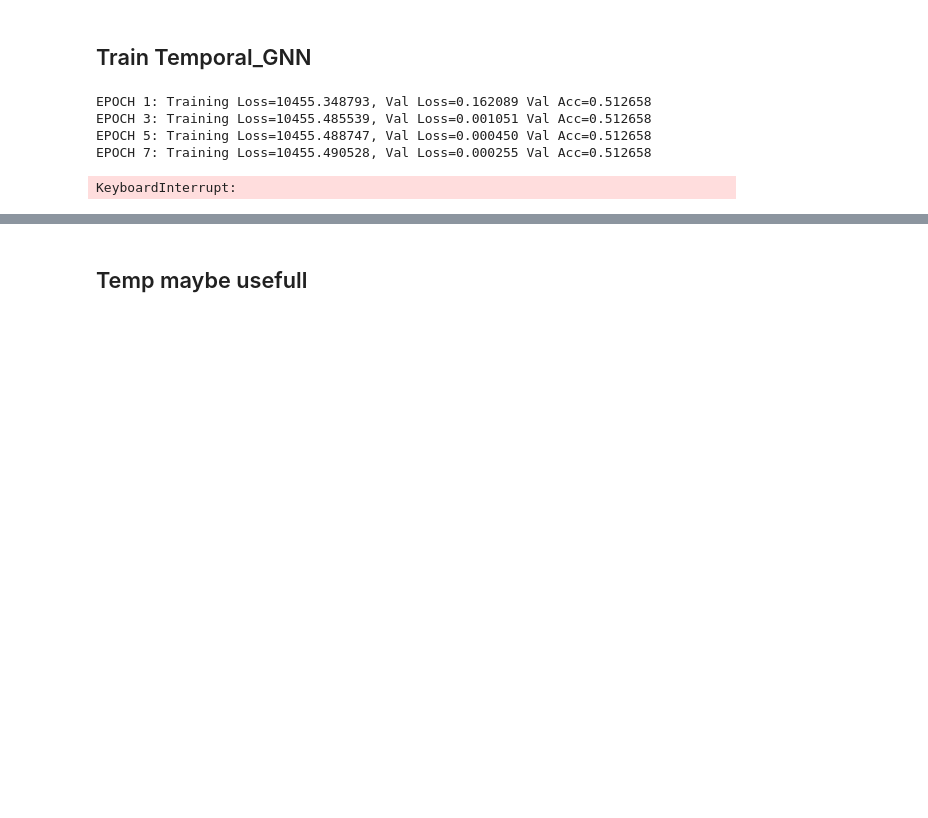
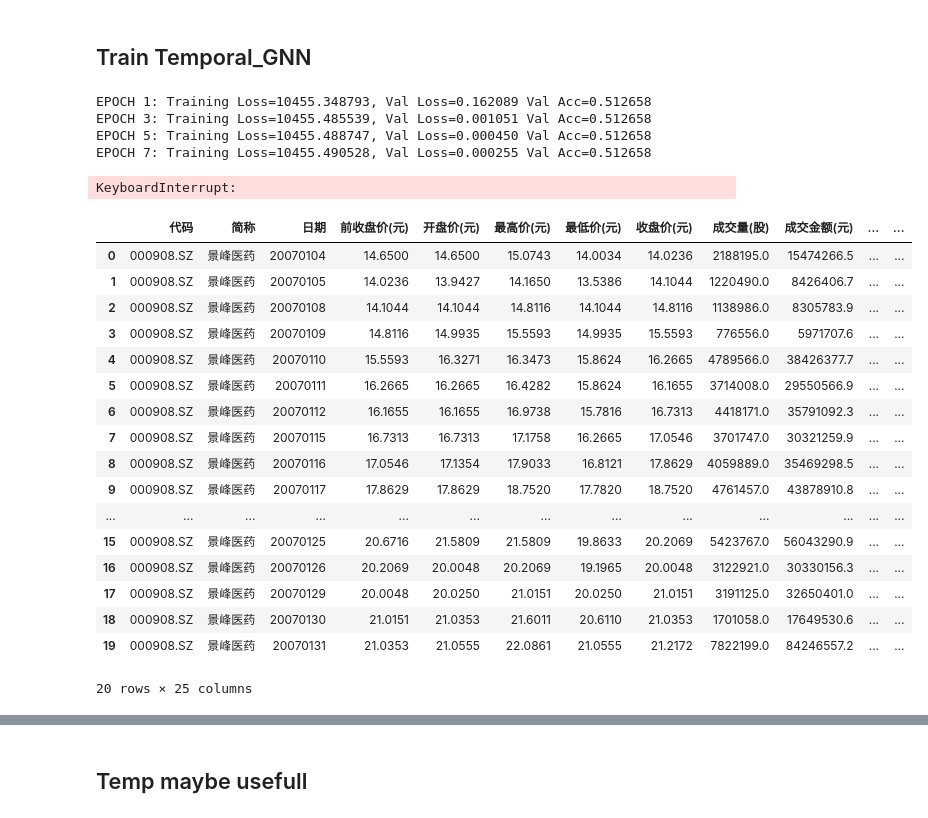
Before and after one commit to mircoloo/TemporalGNNReview, a Jupyter notebook: code/main.ipynb, the cells around one changed output, grey strips where cells are left out. Cells and saved outputs as stored; diff of their text form; code cells hidden in the pictures; blank space fills up the shorter version.

```diff
--- a/code/main.ipynb
+++ b/code/main.ipynb
@@ -461,5 +466,44 @@ EPOCH 3: Training Loss=10455.485539, Val Loss=0.001051 Val Acc=0.512658
 EPOCH 5: Training Loss=10455.488747, Val Loss=0.000450 Val Acc=0.512658
 EPOCH 7: Training Loss=10455.490528, Val Loss=0.000255 Val Acc=0.512658
 KeyboardInterrupt:
+# %%
+curr_path = os.getcwd()
+
+tot_path = os.path.join(curr_path, 'data/China_Stocks/dataset')
+dest = os.path.join(curr_path, 'data/China_Stocks/dataset_filtered')
+
+l = os.listdir(tot_path)
+l = [file for file in l if file[:2] != '._']
+# %%
+for file in l:
+    file_path = os.path.join(tot_path, file)
+    df = pd.read_csv( file_path ,encoding='gbk')
+    df_new = df[["日期", "开盘价(元)", "最高价(元)", "最低价(元)", "收盘价(元)", "成交量(股)"]].copy()
+    df_new.columns = ["Date", "Open", "High", "Low", "Close", "Volume"]
+    df_new["Date"] = pd.to_datetime(df_new["Date"].astype(str)).dt.strftime("%Y-%m-%d 16:00:00-05:00")
+    df_new = df_new.bfill()
+    df_new.to_csv(f"{dest}/{file}", index=False)
+    break
+# %%
+df.head(20)
+# %% [output]
+|  | 代码 | 简称 | 日期 | 前收盘价(元) | 开盘价(元) | 最高价(元) | 最低价(元) | 收盘价(元) | 成交量(股) | 成交金额(元) | ... | ... |
+| 0 | 000908.SZ | 景峰医药 | 20070104 | 14.6500 | 14.6500 | 15.0743 | 14.0034 | 14.0236 | 2188195.0 | 15474266.5 | ... | ... |
+| 1 | 000908.SZ | 景峰医药 | 20070105 | 14.0236 | 13.9427 | 14.1650 | 13.5386 | 14.1044 | 1220490.0 | 8426406.7 | ... | ... |
+| 2 | 000908.SZ | 景峰医药 | 20070108 | 14.1044 | 14.1044 | 14.8116 | 14.1044 | 14.8116 | 1138986.0 | 8305783.9 | ... | ... |
+| 3 | 000908.SZ | 景峰医药 | 20070109 | 14.8116 | 14.9935 | 15.5593 | 14.9935 | 15.5593 | 776556.0 | 5971707.6 | ... | ... |
+| 4 | 000908.SZ | 景峰医药 | 20070110 | 15.5593 | 16.3271 | 16.3473 | 15.8624 | 16.2665 | 4789566.0 | 38426377.7 | ... | ... |
+| 5 | 000908.SZ | 景峰医药 | 20070111 | 16.2665 | 16.2665 | 16.4282 | 15.8624 | 16.1655 | 3714008.0 | 29550566.9 | ... | ... |
+| 6 | 000908.SZ | 景峰医药 | 20070112 | 16.1655 | 16.1655 | 16.9738 | 15.7816 | 16.7313 | 4418171.0 | 35791092.3 | ... | ... |
+| 7 | 000908.SZ | 景峰医药 | 20070115 | 16.7313 | 16.7313 | 17.1758 | 16.2665 | 17.0546 | 3701747.0 | 30321259.9 | ... | ... |
+| 8 | 000908.SZ | 景峰医药 | 20070116 | 17.0546 | 17.1354 | 17.9033 | 16.8121 | 17.8629 | 4059889.0 | 35469298.5 | ... | ... |
+| 9 | 000908.SZ | 景峰医药 | 20070117 | 17.8629 | 17.8629 | 18.7520 | 17.7820 | 18.7520 | 4761457.0 | 43878910.8 | ... | ... |
+| ... | ... | ... | ... | ... | ... | ... | ... | ... | ... | ... | ... | ... |
+| 15 | 000908.SZ | 景峰医药 | 20070125 | 20.6716 | 21.5809 | 21.5809 | 19.8633 | 20.2069 | 5423767.0 | 56043290.9 | ... | ... |
+| 16 | 000908.SZ | 景峰医药 | 20070126 | 20.2069 | 20.0048 | 20.2069 | 19.1965 | 20.0048 | 3122921.0 | 30330156.3 | ... | ... |
+| 17 | 000908.SZ | 景峰医药 | 20070129 | 20.0048 | 20.0250 | 21.0151 | 20.0250 | 21.0151 | 3191125.0 | 32650401.0 | ... | ... |
+| 18 | 000908.SZ | 景峰医药 | 20070130 | 21.0151 | 21.0353 | 21.6011 | 20.6110 | 21.0353 | 1701058.0 | 17649530.6 | ... | ... |
+| 19 | 000908.SZ | 景峰医药 | 20070131 | 21.0353 | 21.0555 | 22.0861 | 21.0555 | 21.2172 | 7822199.0 | 84246557.2 | ... | ... |
+20 rows × 25 columns
 # %%
 # %% [output]
```
Also changed, not shown: parts of 3 cells of this notebook.
